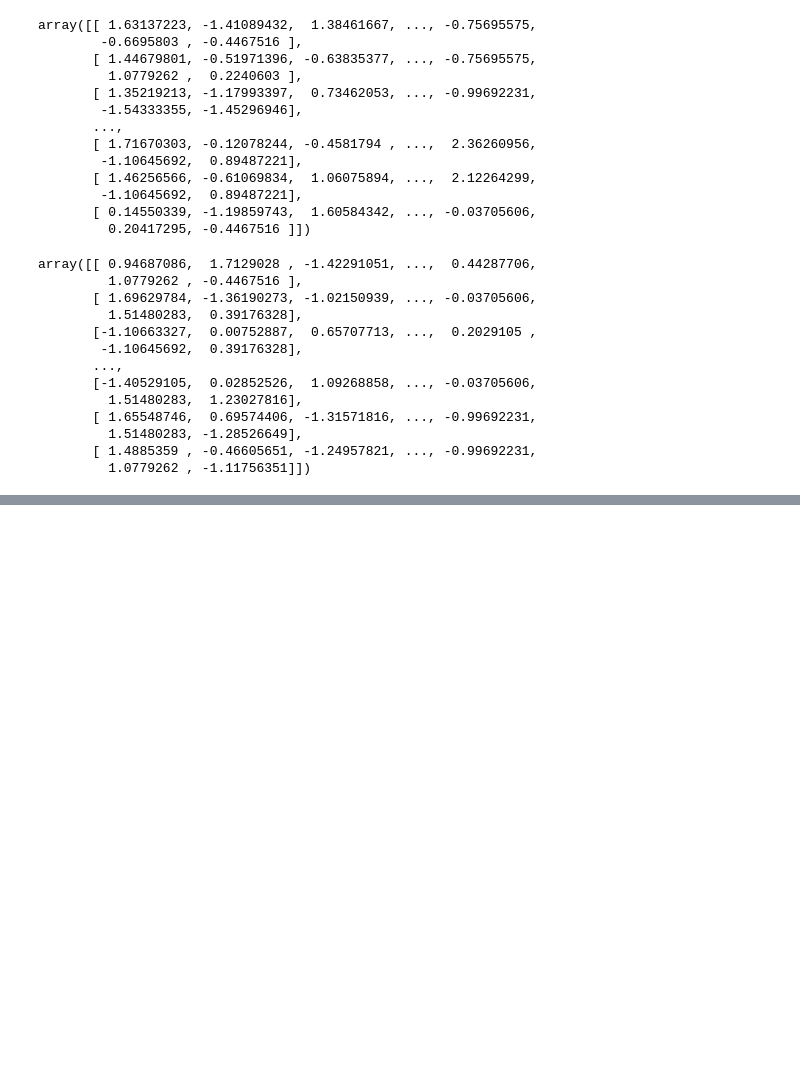
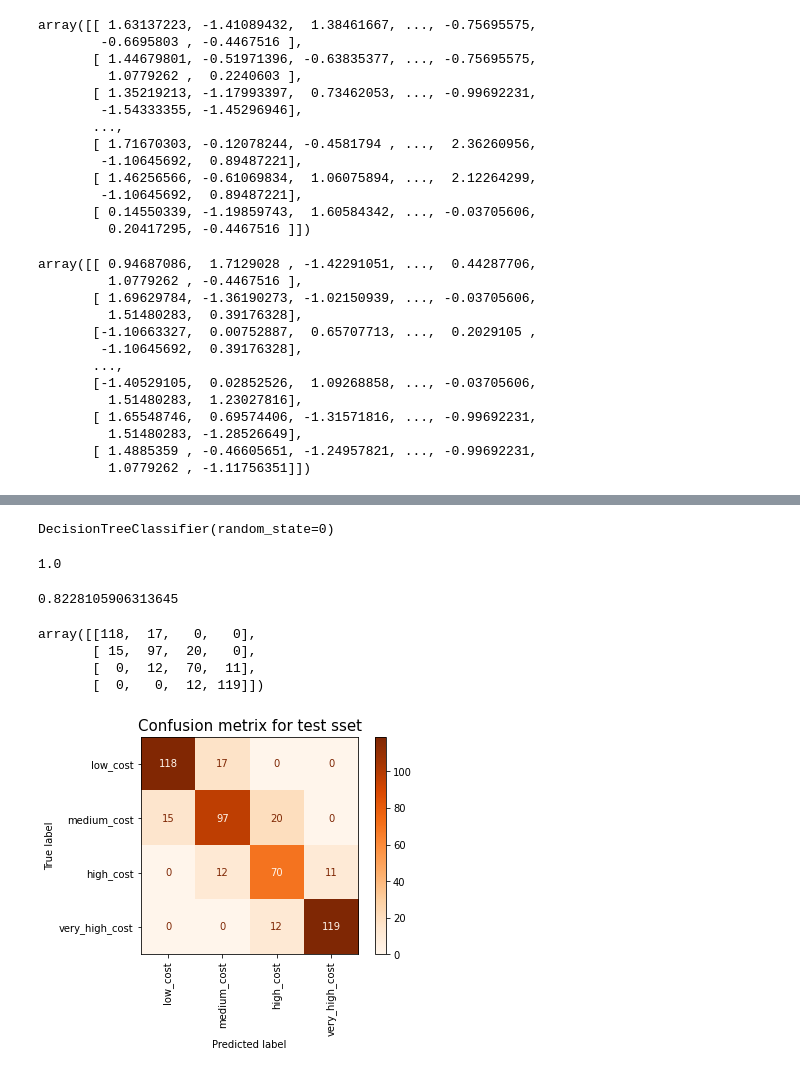
Before and after one commit to itsmimahi/Mobile-Price-Range-Prediction, a Jupyter notebook: ML_Classificatin_Project.ipynb, the cells around one changed output, grey strips where cells are left out. Drawn from its saved outputs; the diff is of its cells as text; code cells hidden in the pictures; blank space fills up the shorter version.

```diff
--- a/ML_Classificatin_Project.ipynb
+++ b/ML_Classificatin_Project.ipynb
@@ -668,3 +668,6 @@ def plot_auc_roc(y_test,pred_prob):
   plt.ylabel('True Positive rate')
   plt.legend(loc='best')
   plt.savefig('Multiclass ROC',dpi=300);
+# %%
+# Creating class list.
+class_list = ['low_cost','medium_cost','high_cost','very_high_cost']
@@ -670,0 +678,8 @@ def plot_auc_roc(y_test,pred_prob):
+# %%
+# creating object of the decision tree classifier.
+dtc = DecisionTreeClassifier(random_state=0)
+# %%
+# fitting hte train set
+dtc.fit(x_train,y_train)
+# %% [output]
+DecisionTreeClassifier(random_state=0)
@@ -670,0 +690,26 @@ def plot_auc_roc(y_test,pred_prob):
+# %%
+# Checking training accuracy.
+accuracy_score(y_train,y_train_pred)
+# %% [output]
+1.0
+# %%
+# checking test set accuracy.
+accuracy_score(y_test,y_test_pred)
+# %% [output]
+0.8228105906313645
+# %%
+# Confusion metrix for test set.
+cf_metrix = confusion_matrix(y_test,y_test_pred)
+cf_metrix
+# %% [output]
+array([[118,  17,   0,   0],
+       [ 15,  97,  20,   0],
+       [  0,  12,  70,  11],
+       [  0,   0,  12, 119]])
+# %%
+# Plotting confusion metrix for test set.
+plot_confusion_matrix(dtc,x_test,y_test, cmap='Oranges', display_labels=class_list, xticks_rotation='vertical')
+plt.title('Confusion metrix for test sset', fontsize=15)
+plt.show()
+# %% [output]
+[figure, added]
```
Also changed, not shown: parts of 25 cells of this notebook.
